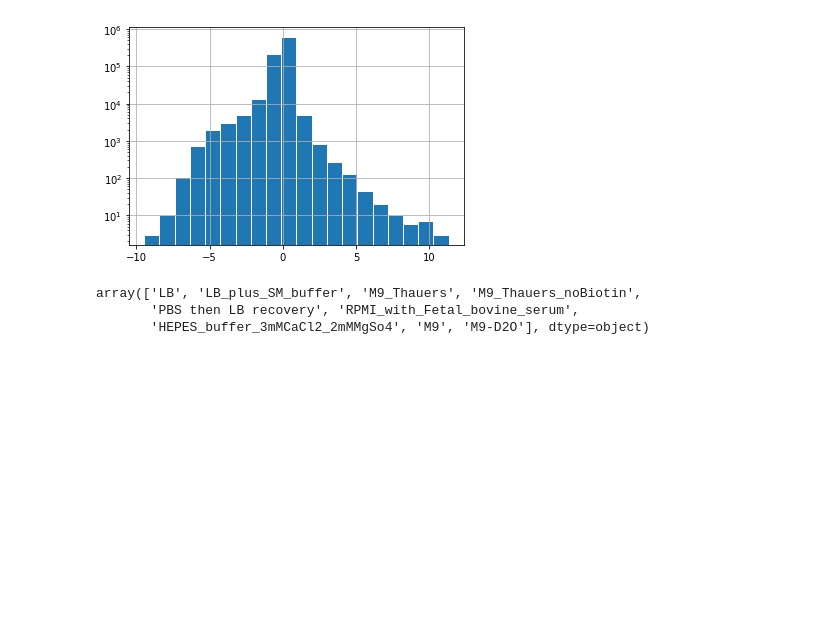
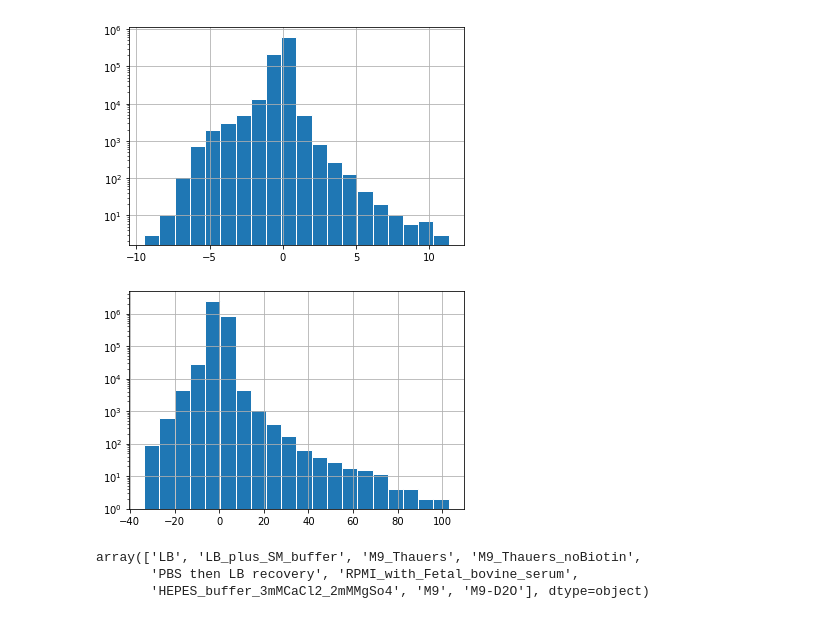
Before and after one commit to michaelsilverstein/research, a Jupyter notebook: segre/tnseq_fba/ecoli_tnseq_exploration.ipynb, the cells around one changed output. Saved outputs shown, nothing was run; the diff lists cells and outputs as text; code cells hidden in the pictures; blank space fills up the shorter version.

Commit message:
all fba genes

```diff
--- a/segre/tnseq_fba/ecoli_tnseq_exploration.ipynb
+++ b/segre/tnseq_fba/ecoli_tnseq_exploration.ipynb
@@ -22,6 +22,10 @@ def float_convert(x):
 skip_cols = ['orgId', 'locusId', 'sysName', 'desc']
 tnseq = pd.read_csv('ecoli_tnseq.tsv', '\t', index_col='geneName')
 tnseq = tnseq[[c for c in tnseq if c not in skip_cols]]
+
+# TnSeq t-scores
+tscores = pd.read_csv('t_organism_Keio.tsv', '\t', index_col='geneName')
+tscores = tscores[[c for c in tnseq if c not in skip_cols]]
 
 # Metadata
 md = pd.read_csv('ecoli_md.tsv', '\t')
@@ -127,6 +131,13 @@ plt.yscale('log')
 plt.show()
 # %% [output]
 [figure]
+# %%
+"""Distribution of t scores"""
+tscores.stack().hist(bins=20, ec='w')
+plt.yscale('log')
+plt.show()
+# %% [output]
+[figure, added]
 # %%
 """Condition colors"""
 aerobic_colors = dict(zip(md.aerobic.unique(), ['w', 'k']))
```
Also changed, not shown: parts of 1 cell of this notebook, 2 other files.
